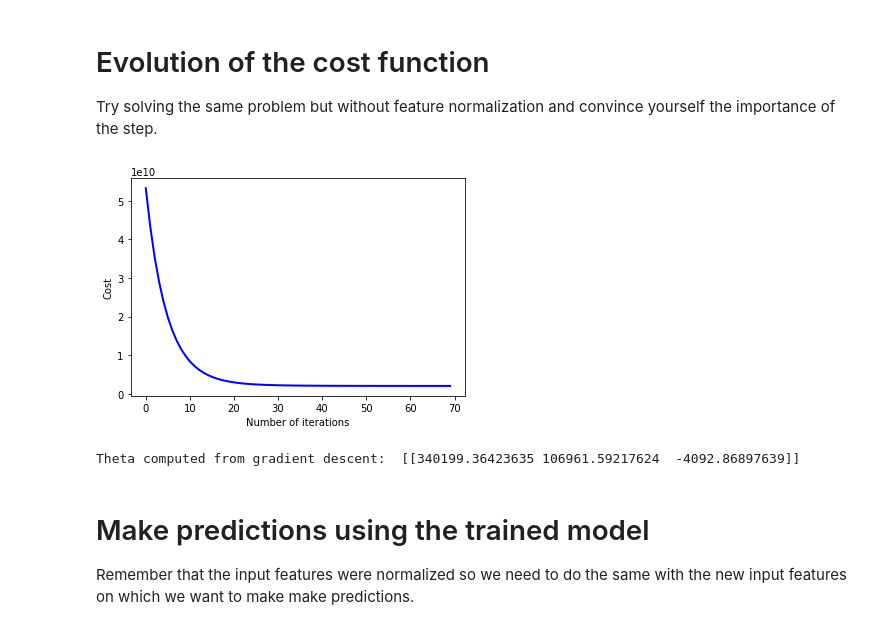
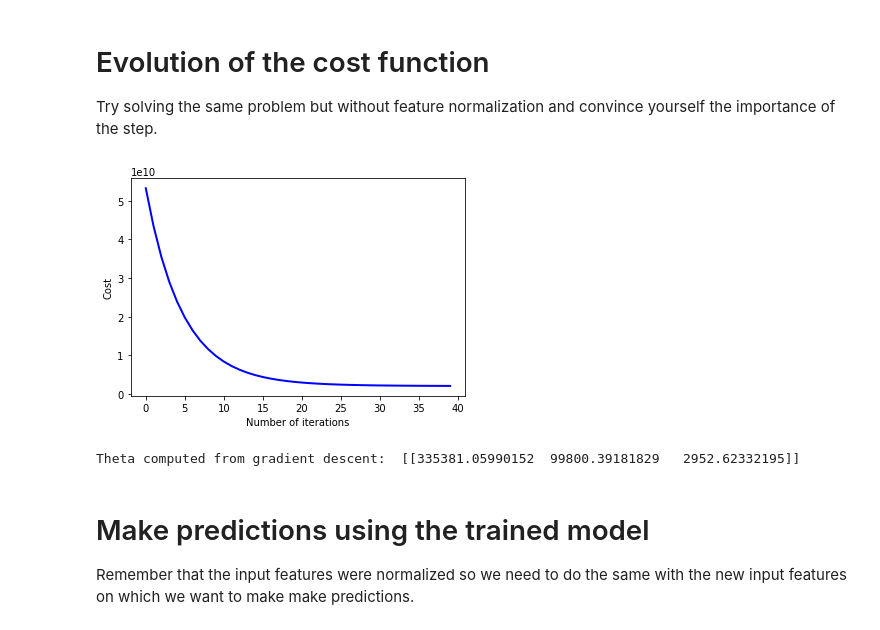
Before and after one commit to martkaa/TTK4260-multimod, a Jupyter notebook: Assignment 6/MLR_assignment.ipynb, the cells around one changed output. Saved outputs shown, nothing was run; the diff lists cells and outputs as text; code cells hidden in the pictures.

```diff
--- a/Assignment 6/MLR_assignment.ipynb
+++ b/Assignment 6/MLR_assignment.ipynb
@@ -142,11 +142,11 @@ def SolveGradientDescent(X,y,alpha, num_iters):
 # Evolution of the cost function
 Try solving the same problem but without feature normalization and convince yourself the importance of the step.
 # %%
-theta_GD=SolveGradientDescent(X=X_padded, y = y ,alpha=0.1,num_iters=70)
+theta_GD=SolveGradientDescent(X=X_padded, y = y ,alpha=0.1,num_iters=40)
 print('Theta computed from gradient descent: ',theta_GD.T)
 # %% [output]
-[figure, old version]
+[figure, new version]
-Theta computed from gradient descent:  [[340199.36423635 106961.59217624  -4092.86897639]]
+Theta computed from gradient descent:  [[335381.05990152  99800.39181829   2952.62332195]]
 # %% [markdown]
 # Make predictions using the trained model
 Remember that the input features were normalized so we need to do the same with the new input features on which we want to make make predictions.
```
Also changed, not shown: 21 other files.
